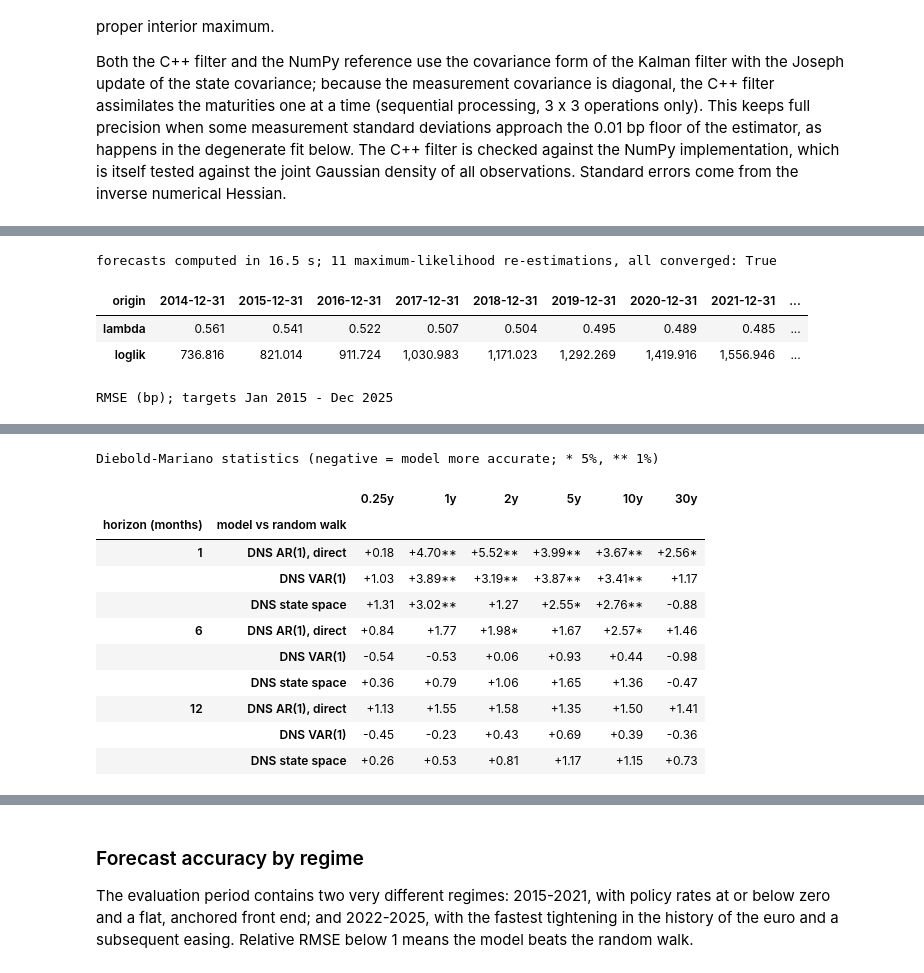
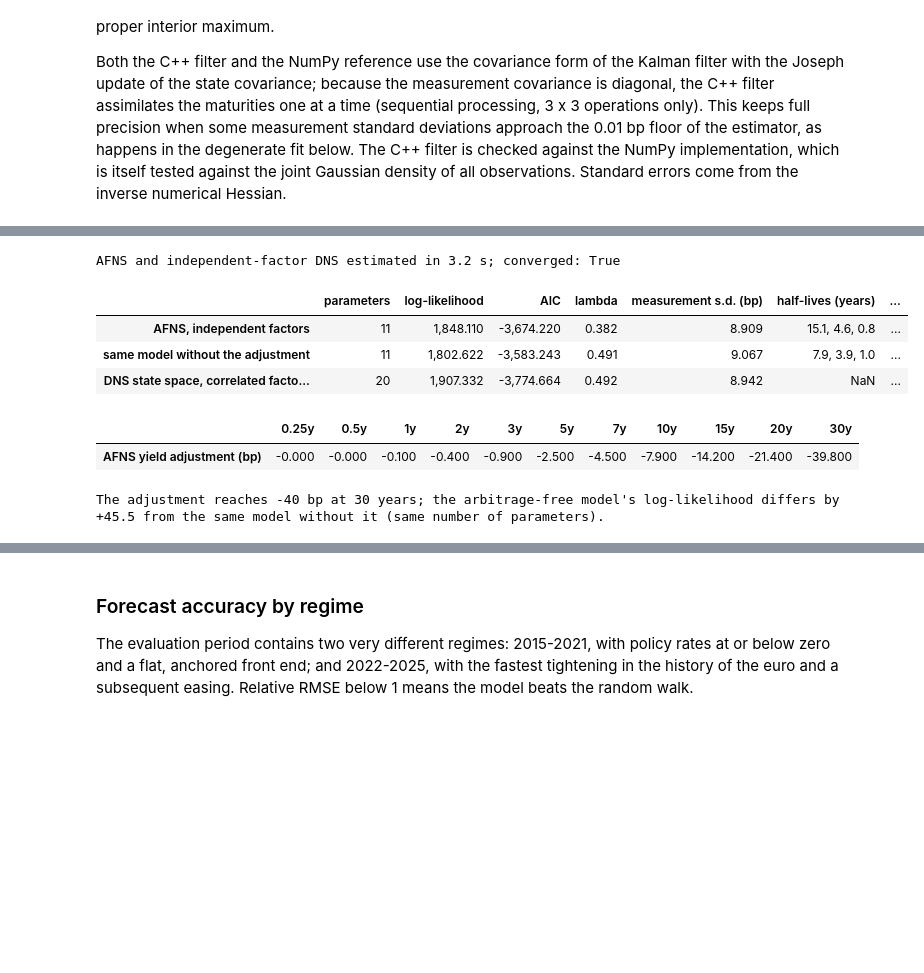
Before and after one commit to paolo993788/Quantitative-finance, a Jupyter notebook: notebooks/risk_measurement/yield_curve_dynamics_and_irrbb.ipynb, the cells around one changed output, grey strips where cells are left out. Cells and saved outputs as stored; diff of their text form; code cells hidden in the pictures; blank space fills up the shorter version.

```diff
--- a/notebooks/risk_measurement/yield_curve_dynamics_and_irrbb.ipynb
+++ b/notebooks/risk_measurement/yield_curve_dynamics_and_irrbb.ipynb
@@ -328,45 +323,33 @@ tests, so isolated rejections should be read with care.
 # %%
 t0 = time.perf_counter()
-fc = ts.recursive_forecasts(Y, FIRST_ORIGIN, HORIZONS)
-kfc = ts.recursive_kalman_forecasts(Y, FIRST_ORIGIN, HORIZONS, refit_every=REFIT_EVERY, common_h=True)
-print(f"forecasts computed in {time.perf_counter() - t0:.1f} s; "
-      f"{len(kfc['fits'])} maximum-likelihood re-estimations, all converged: {kfc['fits']['converged'].all()}")
-assert kfc["fits"]["converged"].all()
-display(kfc["fits"][["lambda", "loglik"]].T)
-errors = {h: {**fc[h], "DNS state space": kfc[h].loc[fc[h]["random walk"].index]} for h in HORIZONS}
-MODELS = list(errors[1])
+afns_fit = afns.fit_afns(Y, common_h=True)
+afns_plain = afns.fit_afns(Y, common_h=True, arbitrage_free=False)
+print(f"AFNS and independent-factor DNS estimated in {time.perf_counter() - t0:.1f} s; converged: "
+      f"{afns_fit.converged and afns_plain.converged}")
+assert afns_fit.converged and afns_plain.converged
 
-def rmse(e):
-    return 100 * np.sqrt((e ** 2).mean())
+def describe(m, k):
+    return {"parameters": k, "log-likelihood": m.loglik, "AIC": 2 * k - 2 * m.loglik, "lambda": m.lam,
+            "measurement s.d. (bp)": 100 * m.h[0], "half-lives (years)": ", ".join(f"{np.log(2) / x:.1f}" for x in m.kappa),
+            "factor volatilities (bp per sqrt-year)": ", ".join(f"{100 * s:.0f}" for s in m.sigma)}
 
-rows = []
-for h in HORIZONS:
-    for model in MODELS:
-        r = rmse(errors[h][model])[SHOW]
-        rows.append(pd.Series(r.to_numpy(), index=[f"{m:g}y" for m in SHOW], name=(h, model)))
-table = pd.DataFrame(rows)
-table.index = pd.MultiIndex.from_tuples(table.index, names=["horizon (months)", "model"])
-print(f"RMSE (bp); targets {errors[1]['random walk'].index[0]:%b %Y} - {errors[1]['random walk'].index[-1]:%b %Y}")
-display(table.round(1))
-
-def stars(p):
-    return "**" if p < 0.01 else "*" if p < 0.05 else ""
-
-dm_rows = []
-for h in HORIZONS:
-    for model in MODELS[1:]:
-        row = {}
-        for m in SHOW:
-            res = ts.diebold_mariano(errors[h][model][m], errors[h]["random walk"][m], horizon=h)
-            row[f"{m:g}y"] = f"{res['statistic']:+.2f}{stars(res['p_value'])}"
-        dm_rows.append(pd.Series(row, name=(h, model)))
-dm = pd.DataFrame(dm_rows)
-dm.index = pd.MultiIndex.from_tuples(dm.index, names=["horizon (months)", "model vs random walk"])
-print("Diebold-Mariano statistics (negative = model more accurate; * 5%, ** 1%)")
-display(dm)
+afns_table = pd.DataFrame({"AFNS, independent factors": describe(afns_fit, 11),
+                           "same model without the adjustment": describe(afns_plain, 11),
+                           "DNS state space, correlated factors (section 4)": {"parameters": 20, "log-likelihood": dns.loglik,
+                                                                               "AIC": 40 - 2 * dns.loglik, "lambda": dns.lam,
+                                                                               "measurement s.d. (bp)": 100 * dns.h[0]}}).T
+afns_table["parameters"] = afns_table["parameters"].astype(int)
+display(afns_table)
+adj = pd.Series(100 * afns_fit.adjustment(), index=[f"{m:g}y" for m in MATURITIES], name="AFNS yield adjustment (bp)")
+display(adj.round(1).to_frame().T)
+print(f"The adjustment reaches {adj.iloc[-1]:.0f} bp at 30 years; the arbitrage-free model's log-likelihood differs by "
+      f"{afns_fit.loglik - afns_plain.loglik:+.1f} from the same model without it (same number of parameters).")
 # %% [output]
-forecasts computed in 16.5 s; 11 maximum-likelihood re-estimations, all converged: True
+AFNS and independent-factor DNS estimated in 3.2 s; converged: True
-| origin | 2014-12-31 | 2015-12-31 | 2016-12-31 | 2017-12-31 | 2018-12-31 | 2019-12-31 | 2020-12-31 | 2021-12-31 | ... |
-| lambda | 0.561 | 0.541 | 0.522 | 0.507 | 0.504 | 0.495 | 0.489 | 0.485 | ... |
-| loglik | 736.816 | 821.014 | 911.724 | 1,030.983 | 1,171.023 | 1,292.269 | 1,419.916 | 1,556.946 | ... |
+|  | parameters | log-likelihood | AIC | lambda | measurement s.d. (bp) | half-lives (years) | ... |
+| AFNS, independent factors | 11 | 1,848.110 | -3,674.220 | 0.382 | 8.909 | 15.1, 4.6, 0.8 | ... |
+| same model without the adjustment | 11 | 1,802.622 | -3,583.243 | 0.491 | 9.067 | 7.9, 3.9, 1.0 | ... |
+| DNS state space, correlated facto... | 20 | 1,907.332 | -3,774.664 | 0.492 | 8.942 | NaN | ... |
+|  | 0.25y | 0.5y | 1y | 2y | 3y | 5y | 7y | 10y | 15y | 20y | 30y |
+| AFNS yield adjustment (bp) | -0.000 | -0.000 | -0.100 | -0.400 | -0.900 | -2.500 | -4.500 | -7.900 | -14.200 | -21.400 | -39.800 |
-RMSE (bp); targets Jan 2015 - Dec 2025
+The adjustment reaches -40 bp at 30 years; the arbitrage-free model's log-likelihood differs by +45.5 from the same model without it (same number of parameters).
@@ -387,12 +355,0 @@ RMSE (bp); targets Jan 2015 - Dec 2025
-Diebold-Mariano statistics (negative = model more accurate; * 5%, ** 1%)
-|  |  | 0.25y | 1y | 2y | 5y | 10y | 30y |
-| horizon (months) | model vs random walk |  |  |  |  |  |  |
-| 1 | DNS AR(1), direct | +0.18 | +4.70** | +5.52** | +3.99** | +3.67** | +2.56* |
-|  | DNS VAR(1) | +1.03 | +3.89** | +3.19** | +3.87** | +3.41** | +1.17 |
-|  | DNS state space | +1.31 | +3.02** | +1.27 | +2.55* | +2.76** | -0.88 |
-| 6 | DNS AR(1), direct | +0.84 | +1.77 | +1.98* | +1.67 | +2.57* | +1.46 |
-|  | DNS VAR(1) | -0.54 | -0.53 | +0.06 | +0.93 | +0.44 | -0.98 |
-|  | DNS state space | +0.36 | +0.79 | +1.06 | +1.65 | +1.36 | -0.47 |
-| 12 | DNS AR(1), direct | +1.13 | +1.55 | +1.58 | +1.35 | +1.50 | +1.41 |
-|  | DNS VAR(1) | -0.45 | -0.23 | +0.43 | +0.69 | +0.39 | -0.36 |
-|  | DNS state space | +0.26 | +0.53 | +0.81 | +1.17 | +1.15 | +0.73 |
```
Also changed, not shown: parts of 8 cells of this notebook, 4 other files.
